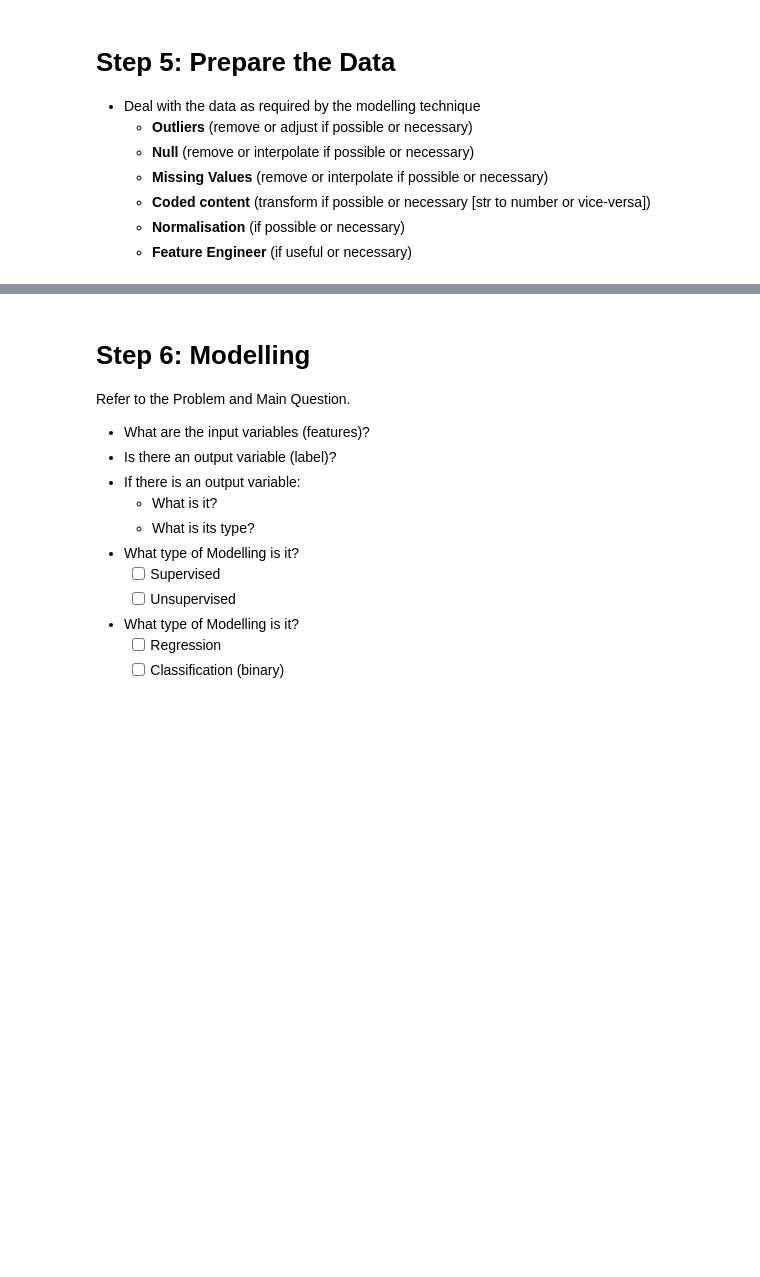
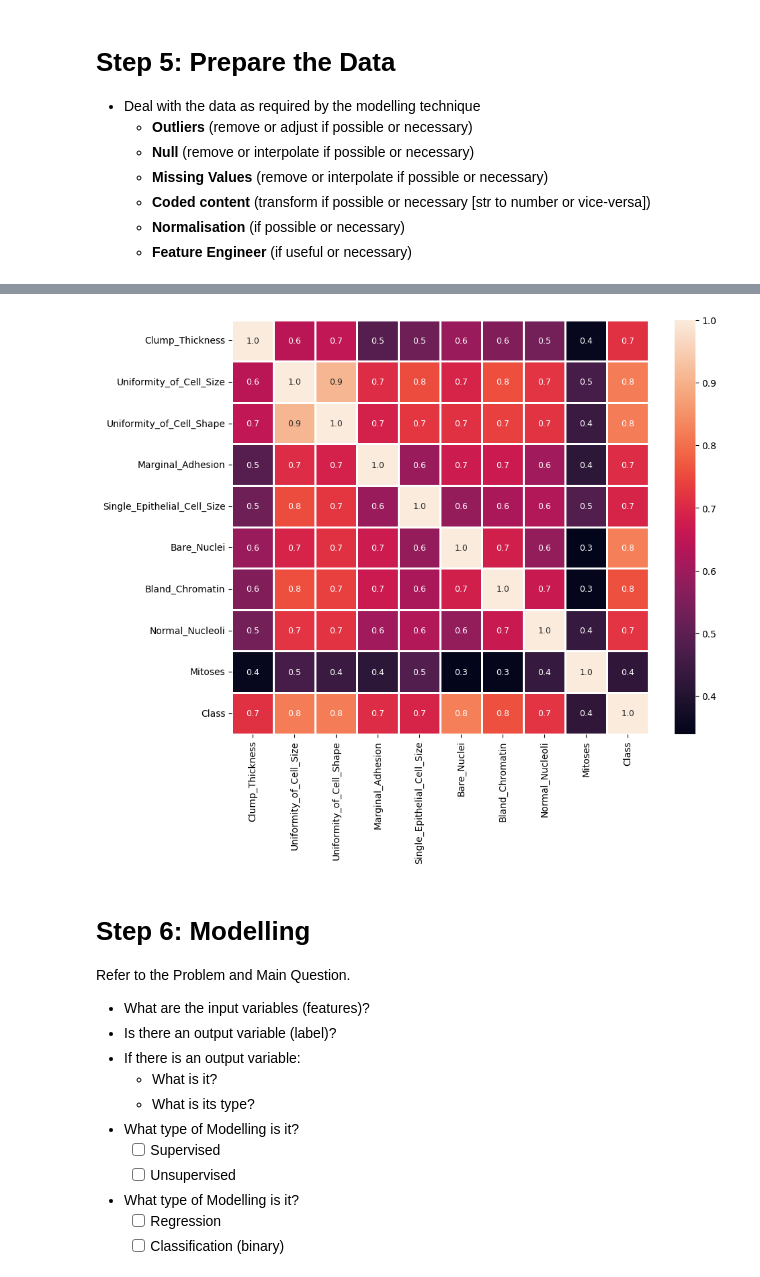
Before and after one commit to CDan07/IOD, a Jupyter notebook: Labs/Module 7/IOD_Lab-7_2_1 - Bagging.ipynb, the cells around one changed output, grey strips where cells are left out. Cells and saved outputs as stored; diff of their text form; code cells hidden in the pictures; blank space fills up the shorter version.

```diff
--- a/Labs/Module 7/IOD_Lab-7_2_1 - Bagging.ipynb
+++ b/Labs/Module 7/IOD_Lab-7_2_1 - Bagging.ipynb
@@ -159,3 +208,10 @@ memory usage: 60.1+ KB
+# %%
+# Correlation matrix
+plt.figure(figsize=(10, 8))
+sns.heatmap(df.corr(numeric_only=True),annot=True,fmt=".1f",annot_kws={"fontsize": 9},linewidths=1)
+plt.show()
+# %% [output]
+[figure, added]
 # %% [markdown]
 # Step 6: Modelling
 Refer to the Problem and Main Question.
```
Also changed, not shown: parts of 4 cells of this notebook.
